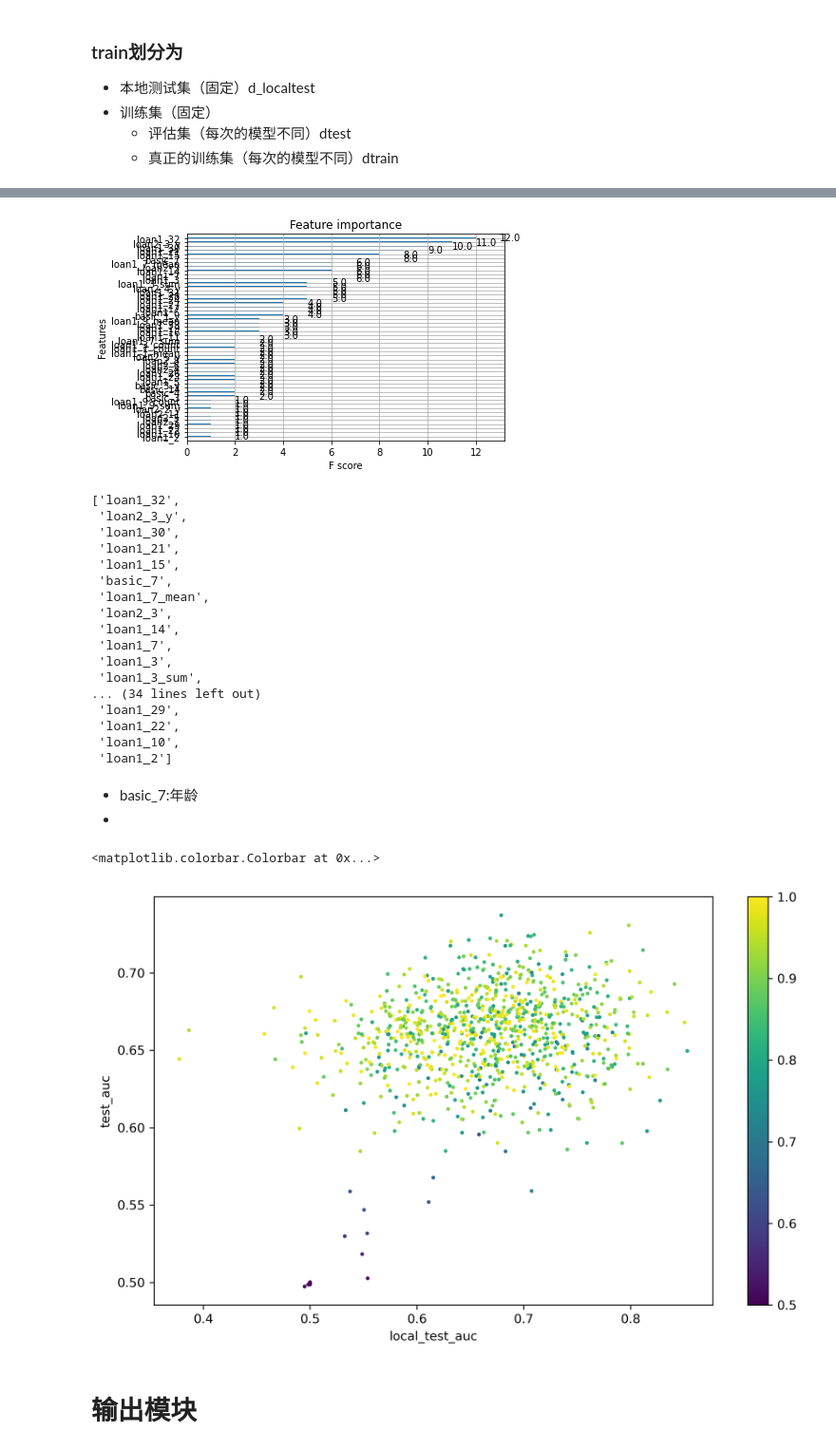
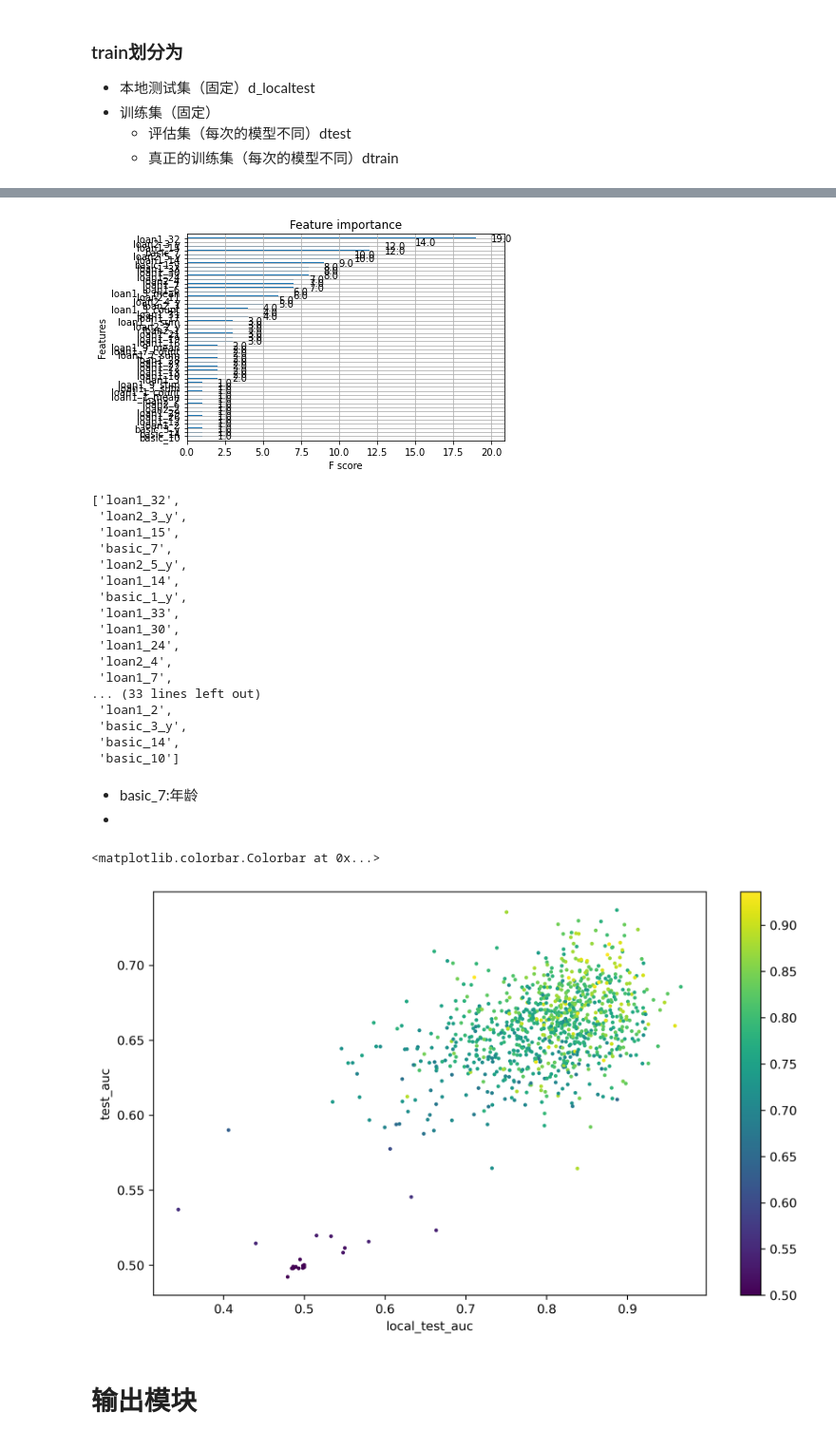
Before and after one commit to tassadar667/Take-down-SHUMO, a Jupyter notebook: 数据处理.ipynb, the cells around one changed output, grey strips where cells are left out. Shown: that part at 95% size. Drawn from its saved outputs; the diff is of its cells as text; code cells hidden in the pictures.

```diff
--- a/数据处理.ipynb
+++ b/数据处理.ipynb
@@ -332,6 +332,8 @@ important_x_seq = []
 
 num_seq = list(range(len(df_train)))
 np.random.shuffle(num_seq)
+
+d_full=xgb.DMatrix(df_train[x_col],label=df_train['label'])
 
 X_local_test = df_train[x_col].iloc[num_seq[0:local_test_size]]
 Y_local_test = df_train["label"].iloc[num_seq[0:local_test_size]]
@@ -379,6 +381,7 @@ for i in range(N):
     loss = float(bst.eval(dtest).split(":")[1])
     train_loss = float(bst.eval(dtrain).split(":")[1])
     local_test_loss = float(bst.eval(d_localtest).split(":")[1])
+    global_auc=float(bst.eval(d_full).split(":")[1])
 
     pred_label = list(bst.predict(x_perd))
     test_label = list(bst.predict(xgb.DMatrix(X_local_test)))
@@ -386,7 +389,8 @@ for i in range(N):
     # print(test_label[0:10])
 
     temp_dict = {"test_auc": loss, "train_auc": train_loss,
-                 'local_test_auc': local_test_loss, 'test_size': test_size_this_round}
+                 'local_test_auc': local_test_loss, 'test_size': test_size_this_round,
+                 'global_auc':global_auc}
     temp_dict.update(param)
 
     # info_df=info_df.append(pd.DataFrame(temp_dict))
@@ -457,27 +461,27 @@ temp = pic.get_ymajorticklabels()
 important_x = [str(i).split("\'")[1] for i in temp]
 important_x.reverse()
 # %% [output]
-[figure, old version]
+[figure, new version]
 # %%
 important_x
 # %% [output]
 ['loan1_32',
  'loan2_3_y',
- 'loan1_30',
- 'loan1_21',
  'loan1_15',
  'basic_7',
- 'loan1_7_mean',
- 'loan2_3',
+ 'loan2_5_y',
  'loan1_14',
+ 'basic_1_y',
+ 'loan1_33',
+ 'loan1_30',
+ 'loan1_24',
+ 'loan2_4',
  'loan1_7',
- 'loan1_3',
- 'loan1_3_sum',
-... (34 lines left out)
- 'loan1_29',
- 'loan1_22',
- 'loan1_10',
- 'loan1_2']
+... (33 lines left out)
+ 'loan1_2',
+ 'basic_3_y',
+ 'basic_14',
+ 'basic_10']
 # %%
 # pd.value_counts(important_x_seq)
 # %% [markdown]
@@ -486,13 +490,13 @@ important_x
 # %%
 import matplotlib.pyplot as plt
 plt.figure(figsize=(10,6),dpi=300)
-plt.scatter(info_df['local_test_auc'], info_df['test_auc'],c=info_df['train_auc'],s=4)
+plt.scatter(info_df['local_test_auc'], info_df['test_auc'],c=info_df['global_auc'],s=4)
 plt.xlabel('local_test_auc')
 plt.ylabel('test_auc')
 plt.colorbar()
 # %% [output]
 <matplotlib.colorbar.Colorbar at 0x...>
-[figure, old version]
+[figure, new version]
 # %% [markdown]
 # 输出模块
 # %%
```
Also changed, not shown: parts of 3 cells of this notebook, 1 other file.
